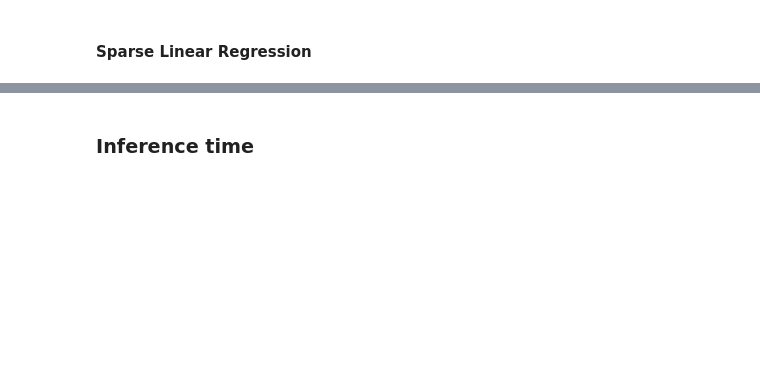
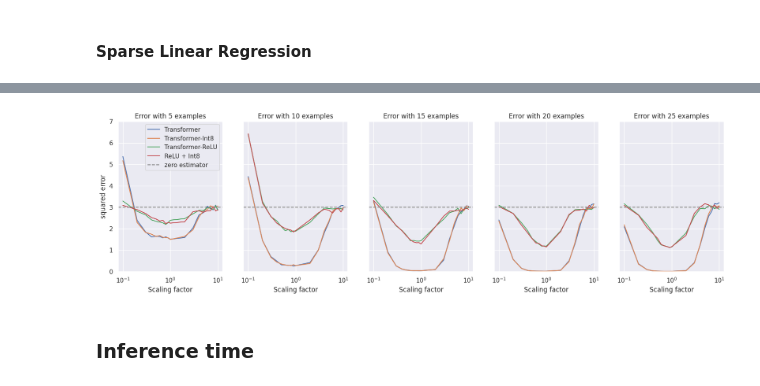
Before and after one commit to nelson-lojo/in-context-learning, a Jupyter notebook: src/eval.ipynb, the cells around one changed output, grey strips where cells are left out. Drawn from its saved outputs; the diff is of its cells as text; code cells hidden in the pictures; blank space fills up the shorter version.

```diff
--- a/src/eval.ipynb
+++ b/src/eval.ipynb
@@ -423,4 +455,4 @@ f.show()
 # %%
 scales = np.concatenate((np.arange(0.1, 1, 0.1), np.arange(1, 11.)))
 models = get_trained_models("sparse_linear_regression")
-scaling_errs = get_scaling_errs(scales, models, bsize=2048, runs=10, ic_examples=41)
+scaling_errs = get_scaling_errs(scales, models, bsize=1024, runs=5, ic_examples=41)
@@ -427,6 +464,8 @@ scaling_errs = get_scaling_errs(scales, models, bsize=2048, runs=10, ic_examples
 # %%
 # Linear Reg
-plot_scaling_errs(scaling_errs, [15, 20, 25, 30], max_y=7, task="sparse_linear_regression").show()
+plot_scaling_errs(scaling_errs, [5, 10, 15, 20, 25], max_y=7, task="sparse_linear_regression").show()
+# %% [output]
+[figure, added]
 # %% [markdown]
 ### Inference time
 # %%
```
Also changed, not shown: parts of 29 cells of this notebook.
